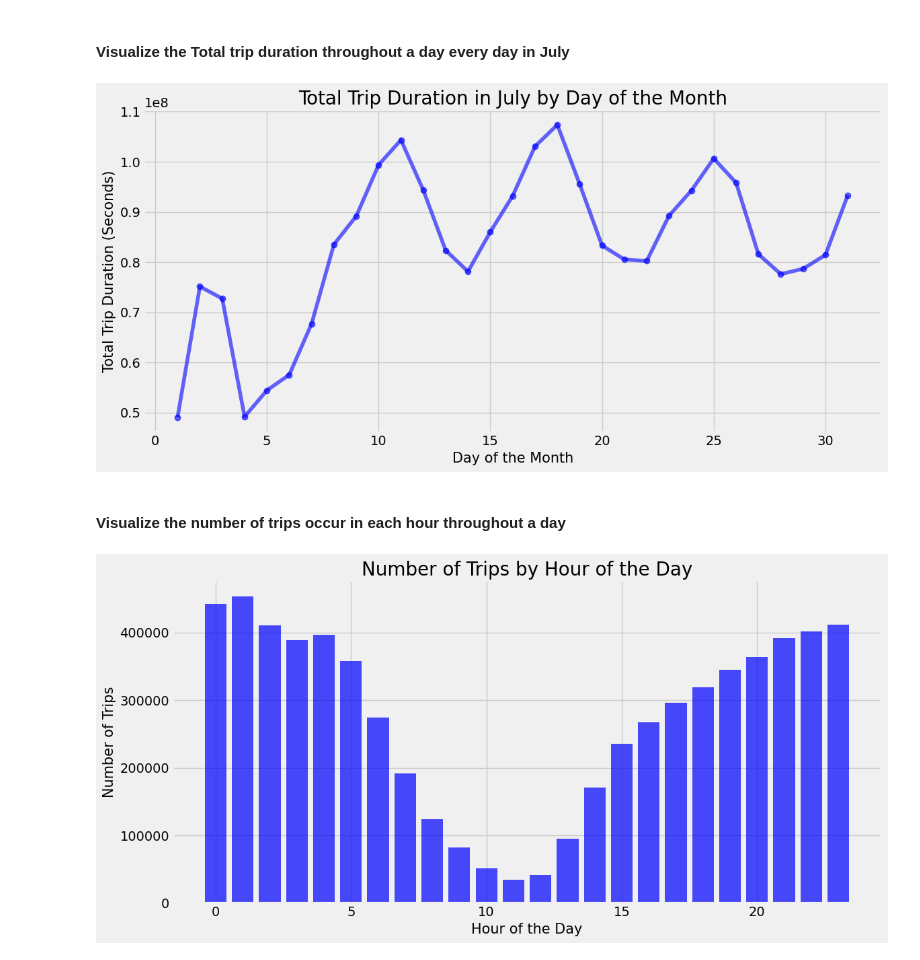
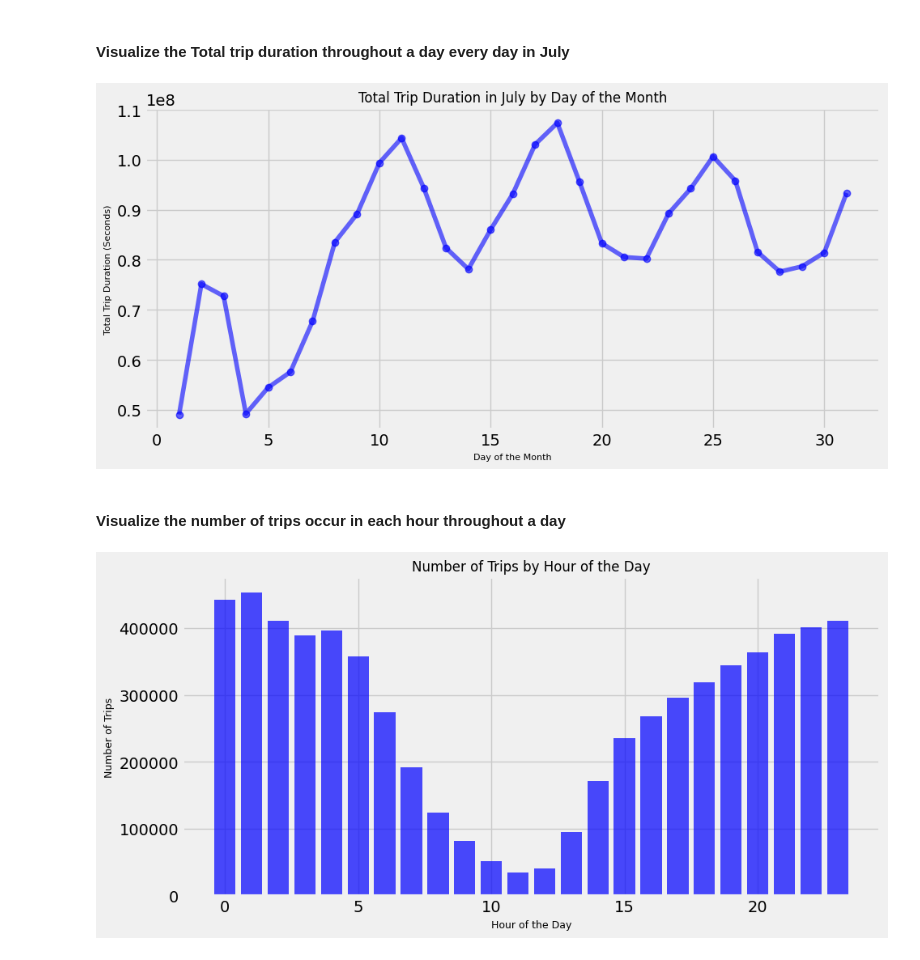
Before and after one commit to nhhongan/nyc_yellow_taxi_eta, a Jupyter notebook: notebook/eda_modelling_eta.ipynb, the cells around one changed output. Saved outputs shown, nothing was run; the diff lists cells and outputs as text; code cells hidden in the pictures.

```diff
--- a/notebook/eda_modelling_eta.ipynb
+++ b/notebook/eda_modelling_eta.ipynb
@@ -357,0 +356,3 @@ only showing top 5 rows
+# %%
+df = df.withColumn("speed_mph", F.col("trip_distance") / (F.col("trip_duration_seconds") / 3600))
+df.select("speed_mph").describe().show(5)
@@ -369,42 +381,42 @@ july_data = july_data.orderBy("pickup_day")
 
 pandas_july_data = july_data.toPandas()
 
-plt.figure(figsize=(12, 6))
+plt.figure(figsize=(10, 5))
 
 plt.plot(pandas_july_data['pickup_day'], pandas_july_data['total_trip_duration_seconds'], linestyle='-', marker='o', color='b', alpha=0.6)
 
-plt.title('Total Trip Duration in July by Day of the Month', fontsize=20)
-plt.xlabel('Day of the Month', fontsize=15)
-plt.ylabel('Total Trip Duration (Seconds)', fontsize=15)
+plt.title('Total Trip Duration in July by Day of the Month', fontsize=12)
+plt.xlabel('Day of the Month', fontsize=8)
+plt.ylabel('Total Trip Duration (Seconds)', fontsize=8)
 
 plt.grid(True)
 plt.tight_layout()
 plt.show()
 # %% [output]
-[figure, old version]
+[figure, new version]
 # %% [markdown]
 #### Visualize the number of trips occur in each hour throughout a day
 # %%
 
 hourly_trip_count = df.groupBy("pickup_hour").agg(
     F.count("pickup_hour").alias("trip_count")
 )
 
 hourly_trip_count = hourly_trip_count.orderBy("pickup_hour")
 
 pandas_hourly_trip_count = hourly_trip_count.toPandas()
 
-plt.figure(figsize=(12, 6))
+plt.figure(figsize=(10, 5))
 
 plt.bar(pandas_hourly_trip_count['pickup_hour'], pandas_hourly_trip_count['trip_count'], color='b', alpha=0.7)
 
-plt.title('Number of Trips by Hour of the Day', fontsize=20)
-plt.xlabel('Hour of the Day', fontsize=15)
-plt.ylabel('Number of Trips', fontsize=15)
+plt.title('Number of Trips by Hour of the Day', fontsize=12)
+plt.xlabel('Hour of the Day', fontsize=9)
+plt.ylabel('Number of Trips', fontsize=9)
 
 
 plt.grid(True)
 plt.tight_layout()
 plt.show()
 # %% [output]
-[figure, old version]
+[figure, new version]
```
Also changed, not shown: parts of 2 cells of this notebook.
